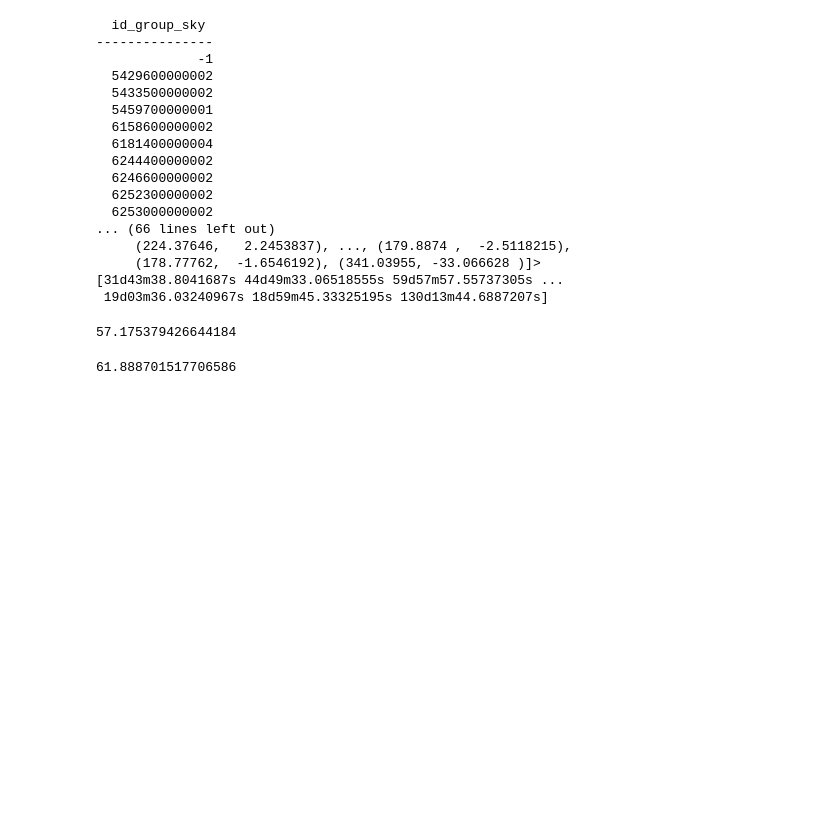
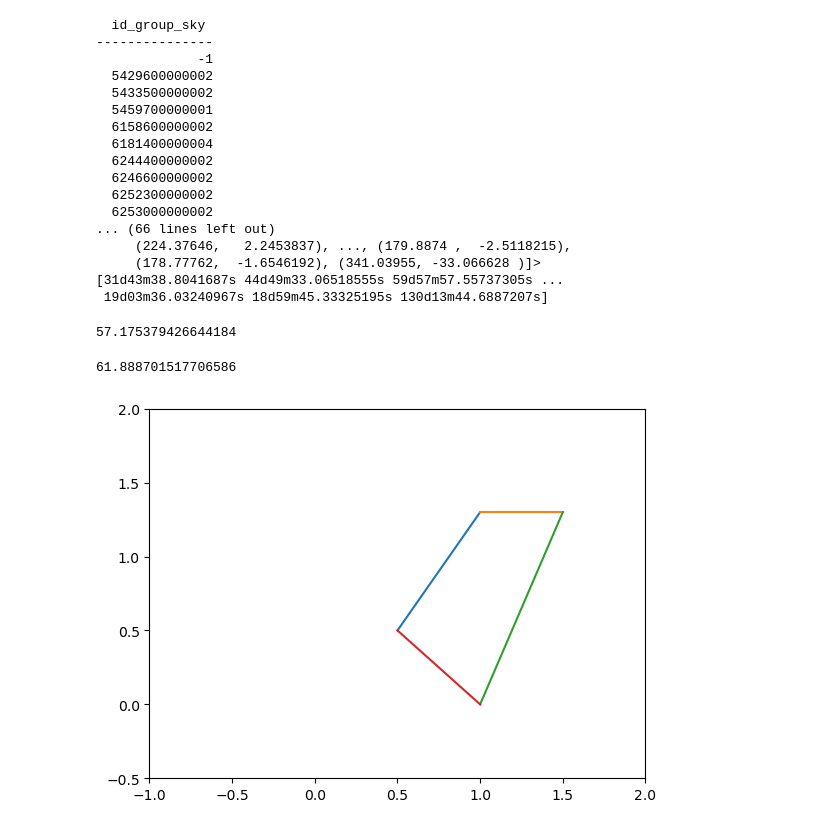
Before and after one commit to JonLoveday/scaling-tests, a Jupyter notebook: shark.ipynb, the cells around one changed output. Saved outputs shown, nothing was run; the diff lists cells and outputs as text; code cells hidden in the pictures; blank space fills up the shorter version.

```diff
--- a/shark.ipynb
+++ b/shark.ipynb
@@ -150,3 +151,14 @@ print(ang_sep)
 (17.80+13.90*4)/1.186
 # %% [output]
 61.888701517706586
+# %%
+plt.clf()
+plt.plot([0.5, 1.0], [0.5, 1.3])
+plt.plot([1.0, 1.5], [1.3, 1.3])
+plt.plot([1.0, 1.5], [0.0, 1.3])
+plt.plot([0.5, 1.0], [0.5, 0])
+plt.xlim(-1, 2)
+plt.ylim(-0.5, 2)
+plt.show()
+# %% [output]
+[figure, added]
```
Also changed, not shown: parts of 4 cells of this notebook, 1 other file.
